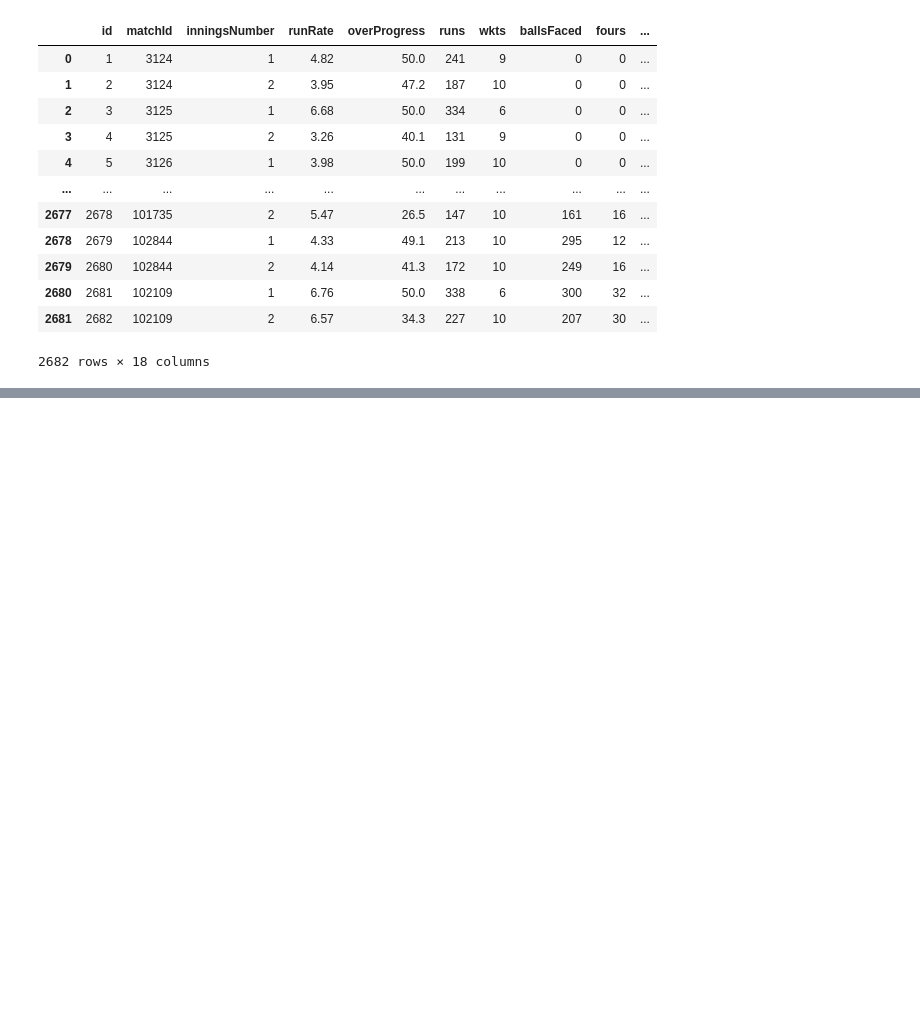
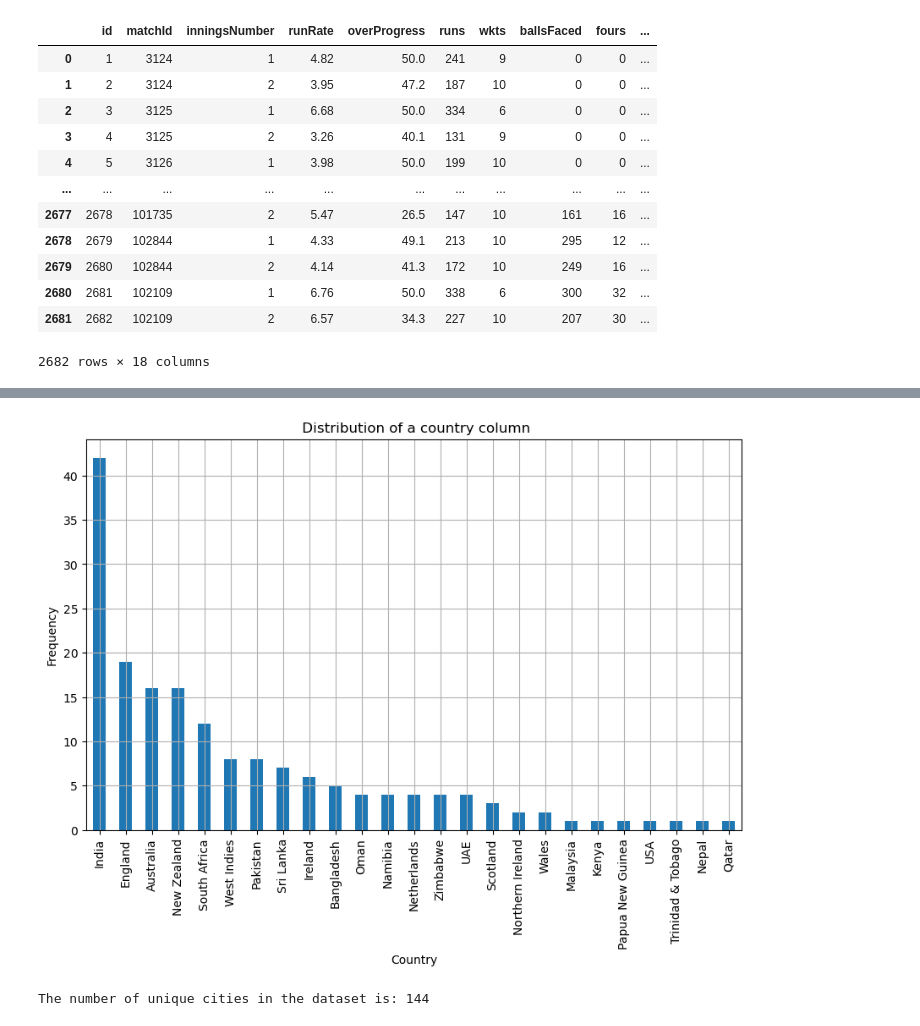
Before and after one commit to hassaanhameed786/Exploring-the-Cricket-World-Cup-An-EDA-Journey, a Jupyter notebook: notebooks/eda_on ICC_wordl_cup.ipynb, the cells around one changed output, grey strips where cells are left out. Saved outputs shown, nothing was run; the diff lists cells and outputs as text; code cells hidden in the pictures; blank space fills up the shorter version.

```diff
--- a/notebooks/eda_on ICC_wordl_cup.ipynb
+++ b/notebooks/eda_on ICC_wordl_cup.ipynb
@@ -204,0 +717,16 @@ df_matches = df_matches.drop_duplicates()
+# %%
+# distribution of a country column for understadning
+plt.figure(figsize=(10, 6))
+df_venues['country'].value_counts().plot(kind='bar')
+
+plt.title(" Distribution of a country column")
+plt.xlabel('Country')
+plt.ylabel('Frequency')
+plt.show()
+# %% [output]
+[figure, added]
+# %%
+unique_cities_count = df_venues['city'].nunique()
+print(f'The number of unique cities in the df_venues is: {unique_cities_count}')
+# %% [output]
+The number of unique cities in the dataset is: 144
```
Also changed, not shown: parts of 79 cells of this notebook, 9 other files.
